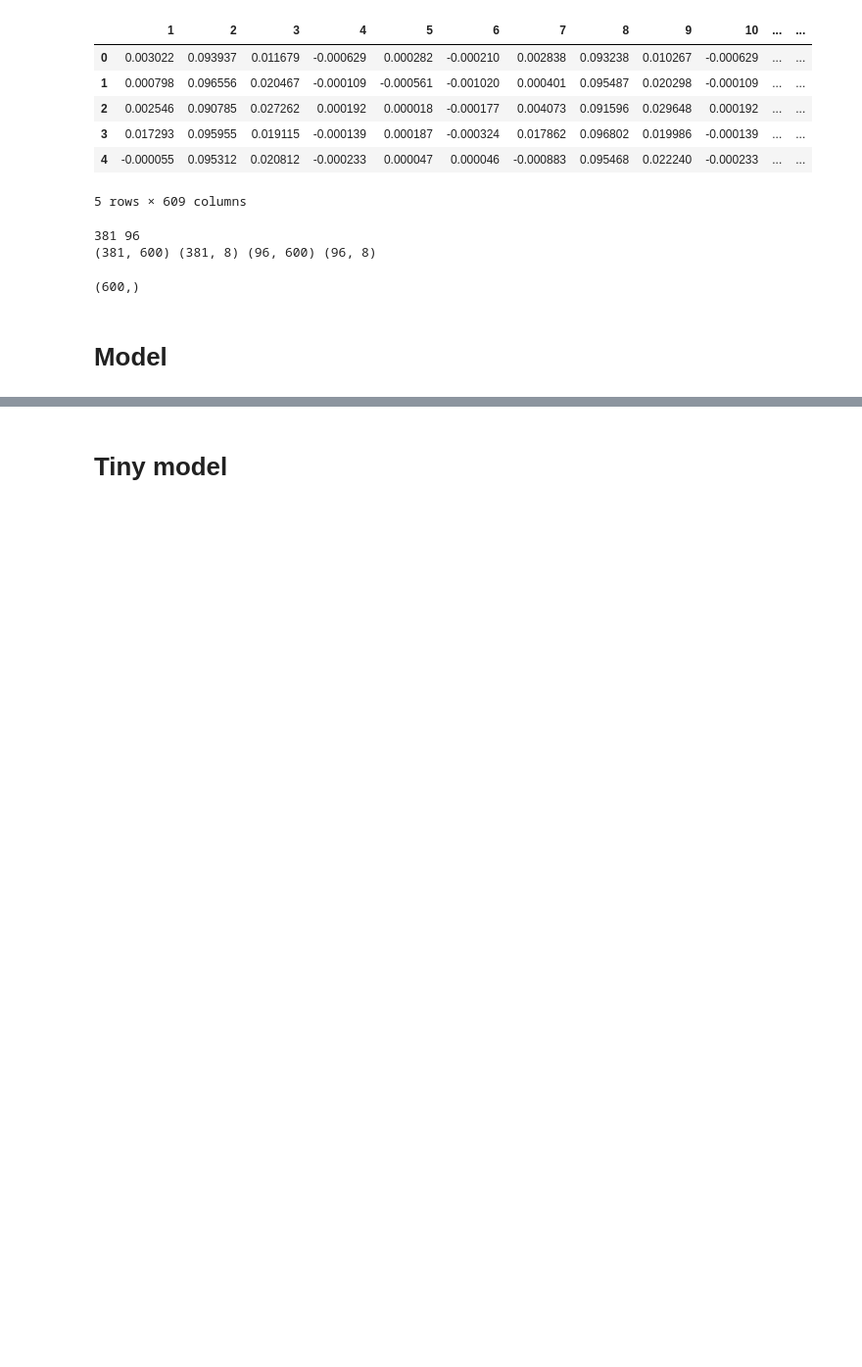
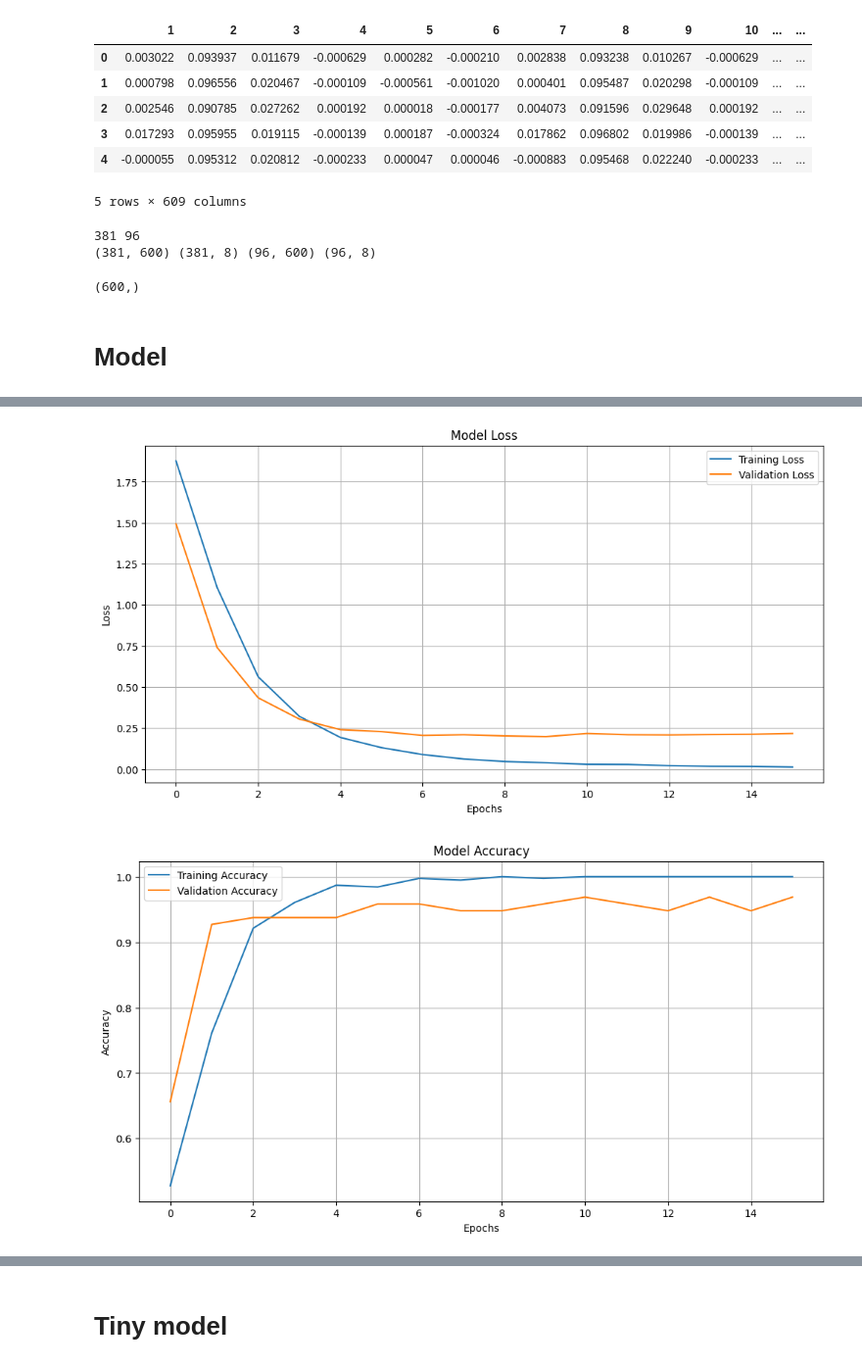
Before and after one commit to divyanshjain122/hanf-gesture, a Jupyter notebook: iot_gesture.ipynb, the cells around one changed output, grey strips where cells are left out. Shown at 98% size. Cells and saved outputs as stored; diff of their text form; code cells hidden in the pictures; blank space fills up the shorter version.

```diff
--- a/iot_gesture.ipynb
+++ b/iot_gesture.ipynb
@@ -303,0 +276,14 @@ model.evaluate(x_test, y_test)
+# %%
+model2 = tf.keras.models.Sequential([
+    tf.keras.layers.Dense(128, activation="relu", input_shape=(600,)),
+    tf.keras.layers.Dense(64, activation="relu"),
+    tf.keras.layers.Dense(len(gestures), activation="softmax")
+])
+model2.summary()
+model2.compile(optimizer = 'adam', loss = 'categorical_crossentropy', metrics = ['accuracy'])
+
+history = model2.fit(x_train, y_train, epochs = 16, batch_size = 8 , validation_data=(x_test, y_test) )
+model2.evaluate(x_test, y_test)
+# modle save
+model2.save('gesture_model.h5')
+print("size of the model:", os.path.getsize('gesture_model.h5') / (1024 ), "KB")
@@ -303,0 +323,27 @@ model.evaluate(x_test, y_test)
+# %%
+import matplotlib.pyplot as plt
+
+# Plot Training and Validation Loss
+plt.figure(figsize=(12, 6))
+plt.plot(history.history['loss'], label='Training Loss')
+plt.plot(history.history['val_loss'], label='Validation Loss')
+plt.title('Model Loss')
+plt.xlabel('Epochs')
+plt.ylabel('Loss')
+plt.legend()
+plt.grid(True)
+plt.show()
+
+# Plot Training and Validation Accuracy
+plt.figure(figsize=(12, 6))
+plt.plot(history.history['accuracy'], label='Training Accuracy')
+plt.plot(history.history['val_accuracy'], label='Validation Accuracy')
+plt.title('Model Accuracy')
+plt.xlabel('Epochs')
+plt.ylabel('Accuracy')
+plt.legend()
+plt.grid(True)
+plt.show()
+# %% [output]
+[figure, added]
+[figure, added]
```
Also changed, not shown: parts of 16 cells of this notebook, 5 other files.
